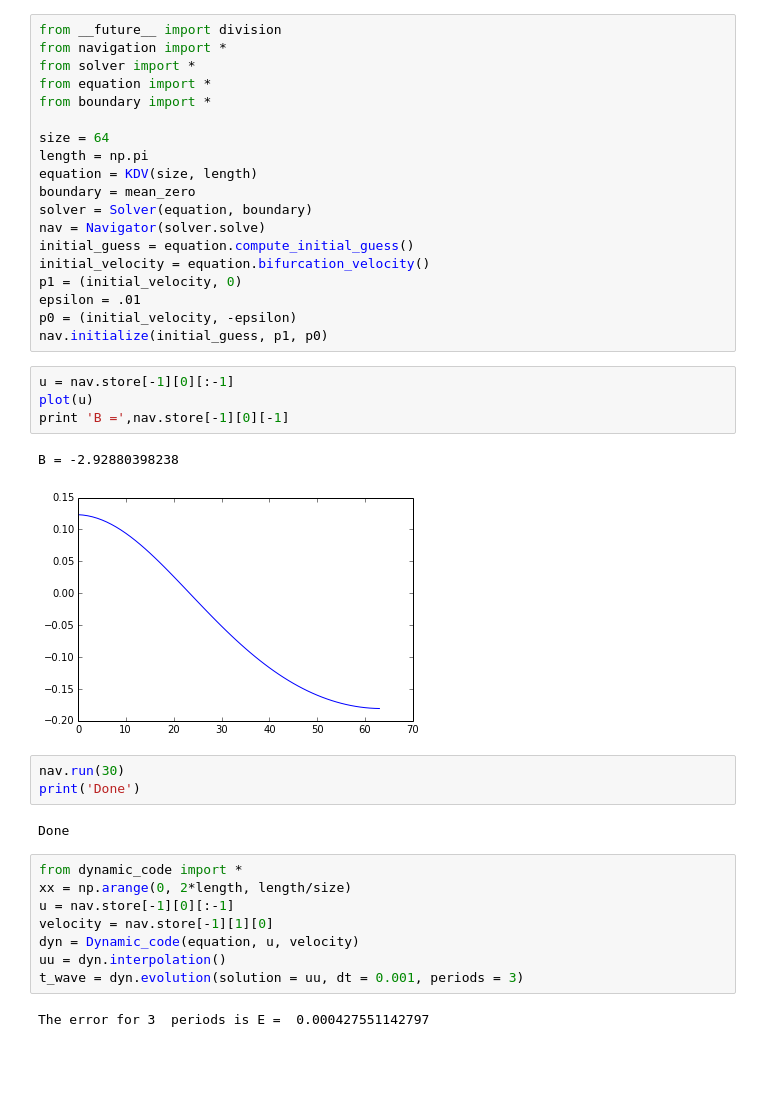
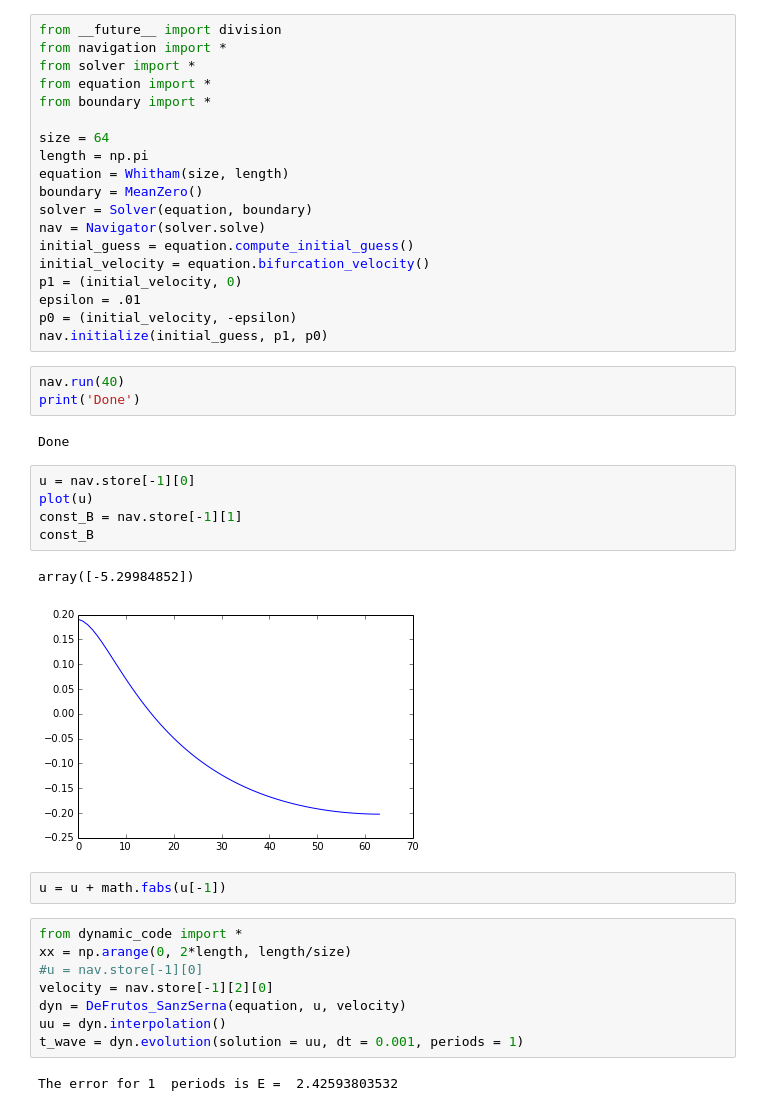
Before and after one commit to olivierverdier/SpecTraVVave, a Jupyter notebook: codes3/Experiments-checkpoint.ipynb, the cells around one changed output. Cells and saved outputs as stored; diff of their text form; blank space fills up the shorter version.

```diff
--- a/codes3/Experiments-checkpoint.ipynb
+++ b/codes3/Experiments-checkpoint.ipynb
@@ -7,8 +7,8 @@ from boundary import *
 
 size = 64
 length = np.pi
-equation = KDV(size, length)
-boundary = mean_zero
+equation = Whitham(size, length)
+boundary = MeanZero()
 solver = Solver(equation, boundary)
 nav = Navigator(solver.solve)
 initial_guess = equation.compute_initial_guess()
@@ -17,28 +17,31 @@ p1 = (initial_velocity, 0)
 epsilon = .01
 p0 = (initial_velocity, -epsilon)
 nav.initialize(initial_guess, p1, p0)
+# %%
+nav.run(40)
+print('Done')
+# %% [output]
+Done
 # %%
-u = nav.store[-1][0][:-1]
+u = nav.store[-1][0]
 plot(u)
-print 'B =',nav.store[-1][0][-1]
+const_B = nav.store[-1][1]
+const_B
 # %% [output]
-B = -2.92880398238
+array([-5.29984852])
-[figure, old version]
+[figure, new version]
-# %%
-nav.run(30)
-print('Done')
-# %% [output]
-Done
+# %%
+u = u + math.fabs(u[-1])
 # %%
 from dynamic_code import *
 xx = np.arange(0, 2*length, length/size)
-u = nav.store[-1][0][:-1]
-velocity = nav.store[-1][1][0]
-dyn = Dynamic_code(equation, u, velocity)
+#u = nav.store[-1][0]
+velocity = nav.store[-1][2][0]
+dyn = DeFrutos_SanzSerna(equation, u, velocity)
 uu = dyn.interpolation()
-t_wave = dyn.evolution(solution = uu, dt = 0.001, periods = 3)
+t_wave = dyn.evolution(solution = uu, dt = 0.001, periods = 1)
 # %% [output]
-The error for 3  periods is E =  0.000427551142797
+The error for 1  periods is E =  2.42593803532
 # %%
 plot(t_wave)
 plot(uu)
```
Also changed, not shown: parts of 5 cells of this notebook, 5 other files.
